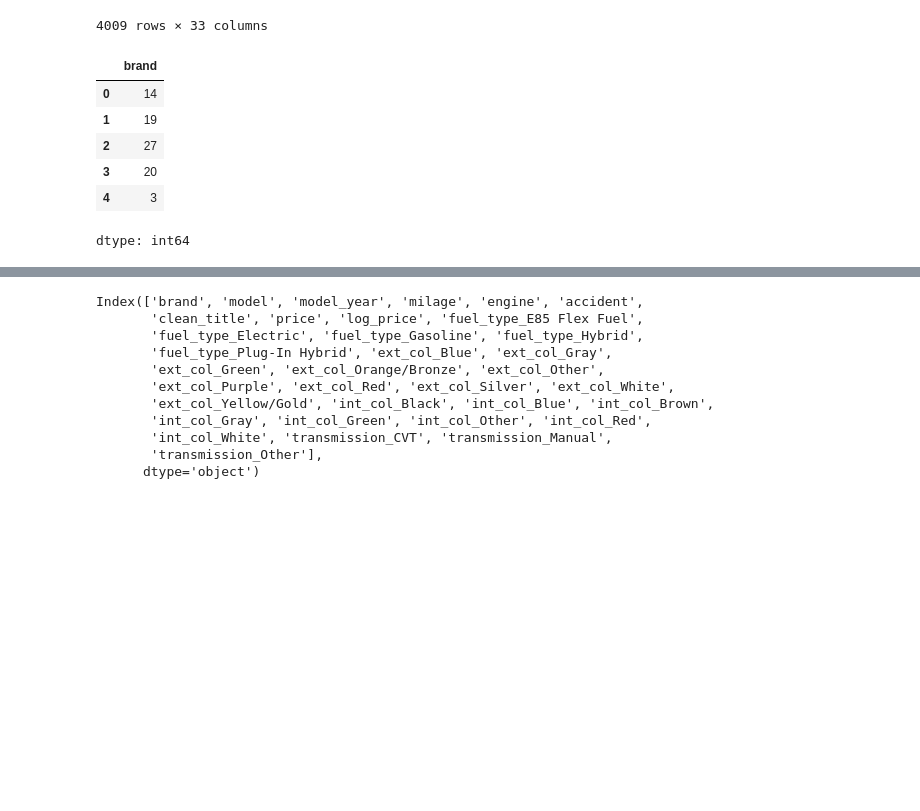
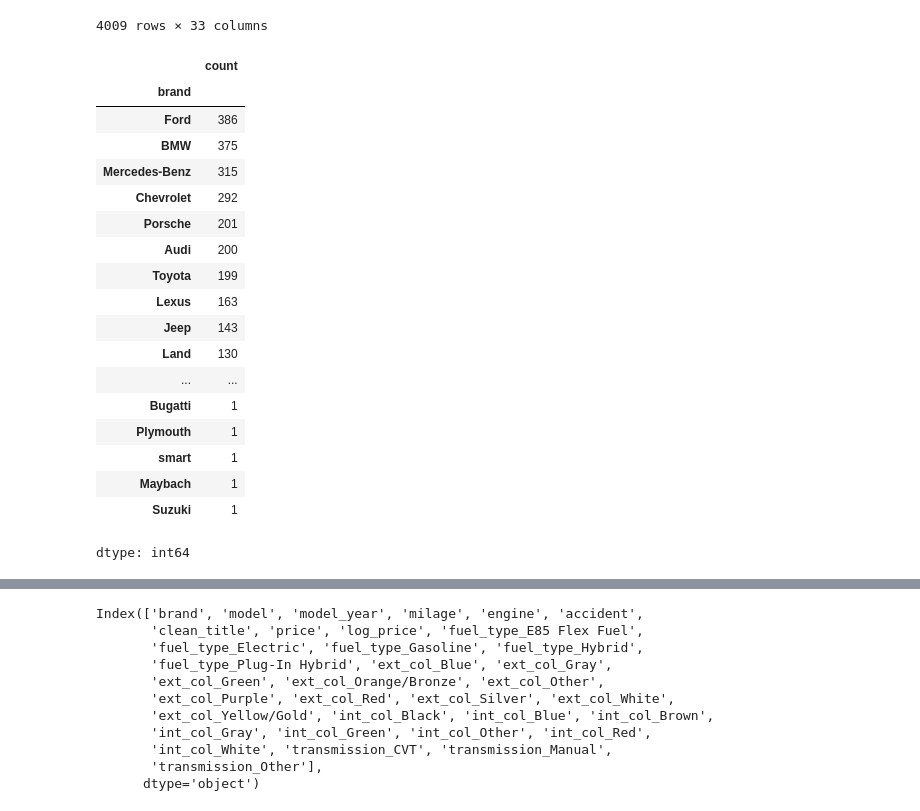
Before and after one commit to Arman001/AutoPrice-AI, a Jupyter notebook: notebooks/Car_Pricing_EDA.ipynb, the cells around one changed output, grey strips where cells are left out. Saved outputs shown, nothing was run; the diff lists cells and outputs as text; code cells hidden in the pictures; blank space fills up the shorter version.

```diff
--- a/notebooks/Car_Pricing_EDA.ipynb
+++ b/notebooks/Car_Pricing_EDA.ipynb
@@ -604,3 +585,41 @@ df_cars['int_col'] = df_cars['int_col'].apply(map_int_color)
+# %%
+# Defining general color mapping function
+def map_color(color, color_map):
+    color = str(color).lower()
+    for key, value in color_map.items():
+        if any(shade in color for shade in key):
+            return value
+    return "Other"
+
+# Mapping dictionary for exterior colors
+ext_color_map = {
+    ("black",): "Black",
+    ("white",): "White",
+    ("gray", "grey"): "Gray",
+    ("silver",): "Silver",
+    ("blue",): "Blue",
+    ("red",): "Red",
+    ("green",): "Green",
+    ("yellow", "gold"): "Yellow/Gold",
+    ("orange", "bronze"): "Orange/Bronze",
+    ("purple",): "Purple"
+}
+
+# Mapping dictionary for interior colors
+int_color_map = {
+    ("black",): "Black",
+    ("beige", "tan", "ivory"): "Beige/Tan",
+    ("gray", "grey"): "Gray",
+    ("brown", "chestnut", "mocha"): "Brown",
+    ("white", "ivory"): "White",
+    ("red", "burgundy"): "Red",
+    ("blue", "navy"): "Blue",
+    ("green",): "Green"
+}
+
+# Applying mapping
+df_cars['ext_col'] = df_cars['ext_col'].apply(lambda x: map_color(x, ext_color_map))
+df_cars['int_col'] = df_cars['int_col'].apply(lambda x: map_color(x, int_color_map))
 # %%
 df_cars['ext_col'].value_counts()
 # %% [output]
@@ -664,16 +683,25 @@ df_cars
 | 4007 | Ford | F-150 Raptor | 2020 | 33000.0 | 450.0 | A/T | 0.0 | Yes | 62999.0 | ... |
 | 4008 | BMW | X3 xDrive30i | 2020 | 43000.0 | 248.0 | A/T | 1.0 | Yes | 40000.0 | ... |
 4009 rows × 33 columns
-# %%
-# label encoding brands
-le = LabelEncoder()
-df_cars['brand'] = le.fit_transform(df_cars['brand'])
-df_cars['brand'].head()
-# %% [output]
-|  | brand |
-| 0 | 14 |
-| 1 | 19 |
-| 2 | 27 |
-| 3 | 20 |
-| 4 | 3 |
-dtype: int64
+# %%
+df_cars['brand'].value_counts()
+# %% [output]
+|  | count |
+| brand |  |
+| Ford | 386 |
+| BMW | 375 |
+| Mercedes-Benz | 315 |
+| Chevrolet | 292 |
+| Porsche | 201 |
+| Audi | 200 |
+| Toyota | 199 |
+| Lexus | 163 |
+| Jeep | 143 |
+| Land | 130 |
+| ... | ... |
+| Bugatti | 1 |
+| Plymouth | 1 |
+| smart | 1 |
+| Maybach | 1 |
+| Suzuki | 1 |
+dtype: int64
```
Also changed, not shown: parts of 9 cells of this notebook.
